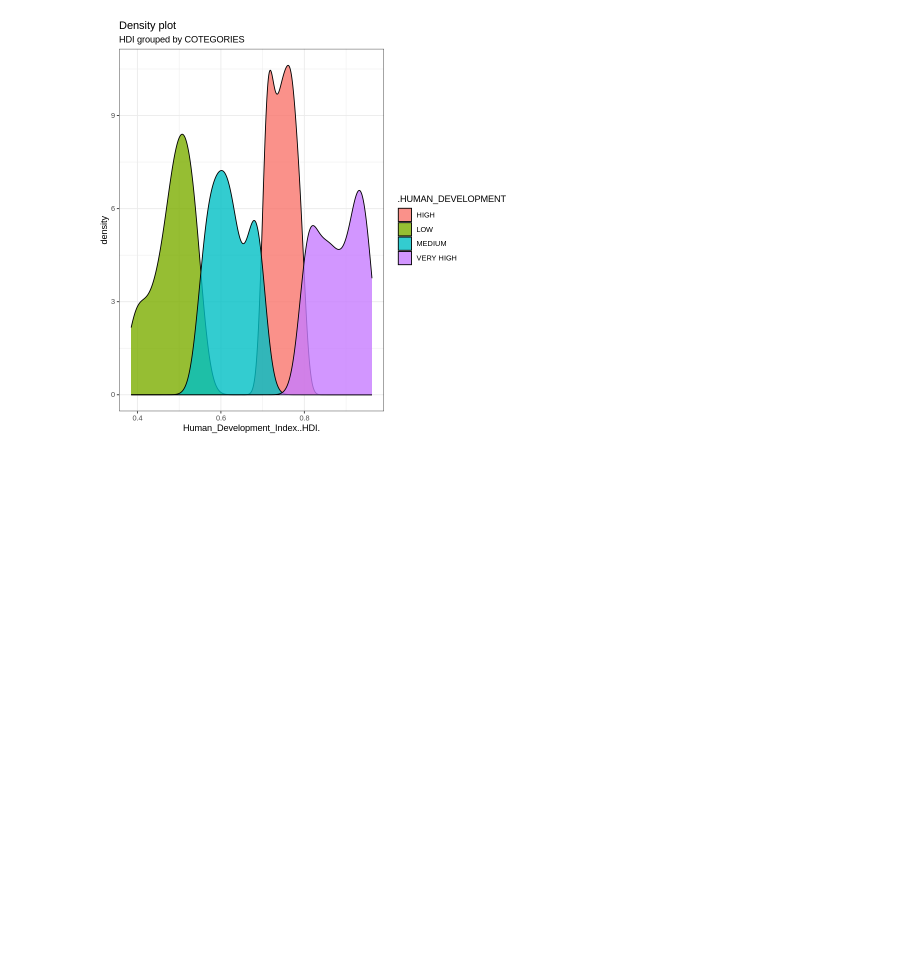
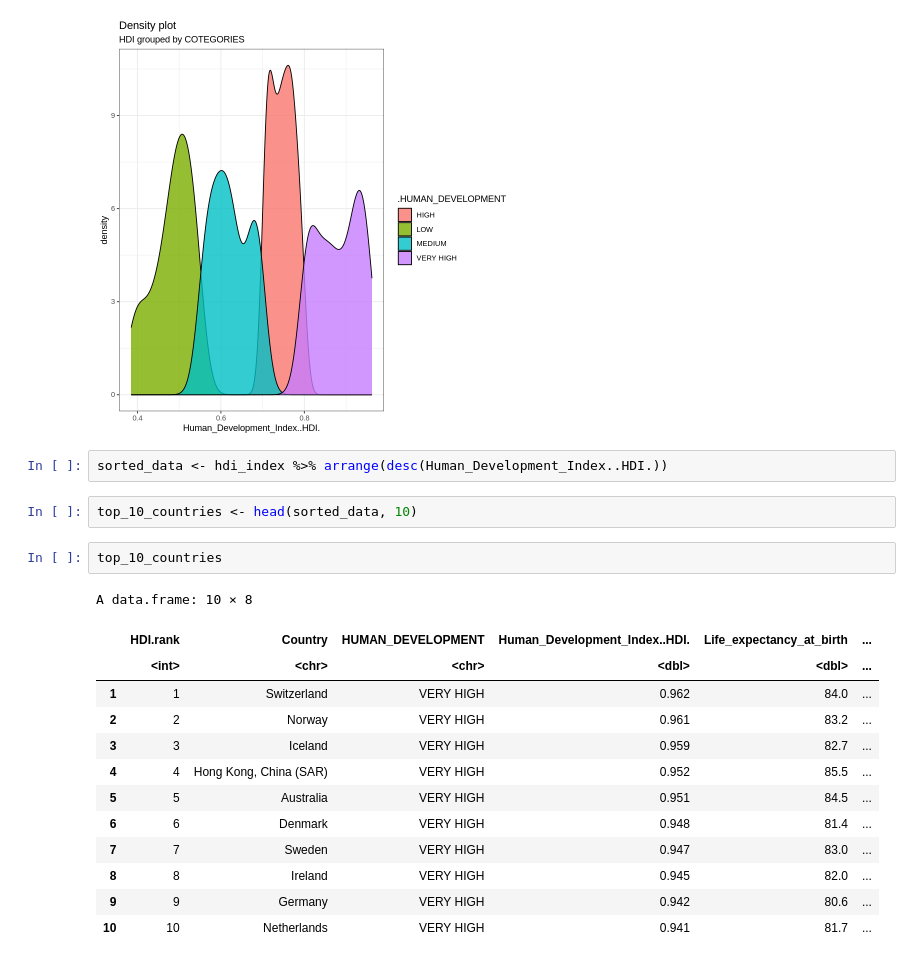
Before and after one commit to LeenaBirvatkar/Human-Development-Index-Analysis, a Jupyter notebook: HDI_index.ipynb, the cells around one changed output. Saved outputs shown, nothing was run; the diff lists cells and outputs as text; blank space fills up the shorter version.

```diff
--- a/HDI_index.ipynb
+++ b/HDI_index.ipynb
@@ -275,3 +282,23 @@ plot(g1)
 Warning message:
 “Removed 4 rows containing non-finite values (`stat_density()`).”
 [figure]
+# %%
+sorted_data <- hdi_index %>% arrange(desc(Human_Development_Index..HDI.))
+# %%
+top_10_countries <- head(sorted_data, 10)
+# %%
+top_10_countries
+# %% [output]
+A data.frame: 10 × 8
+|  | HDI.rank | Country | HUMAN_DEVELOPMENT | Human_Development_Index..HDI. | Life_expectancy_at_birth | ... |
+|  | <int> | <chr> | <chr> | <dbl> | <dbl> | ... |
+| 1 | 1 | Switzerland | VERY HIGH | 0.962 | 84.0 | ... |
+| 2 | 2 | Norway | VERY HIGH | 0.961 | 83.2 | ... |
+| 3 | 3 | Iceland | VERY HIGH | 0.959 | 82.7 | ... |
+| 4 | 4 | Hong Kong, China (SAR) | VERY HIGH | 0.952 | 85.5 | ... |
+| 5 | 5 | Australia | VERY HIGH | 0.951 | 84.5 | ... |
+| 6 | 6 | Denmark | VERY HIGH | 0.948 | 81.4 | ... |
+| 7 | 7 | Sweden | VERY HIGH | 0.947 | 83.0 | ... |
+| 8 | 8 | Ireland | VERY HIGH | 0.945 | 82.0 | ... |
+| 9 | 9 | Germany | VERY HIGH | 0.942 | 80.6 | ... |
+| 10 | 10 | Netherlands | VERY HIGH | 0.941 | 81.7 | ... |
```
Also changed, not shown: parts of 11 cells of this notebook.
